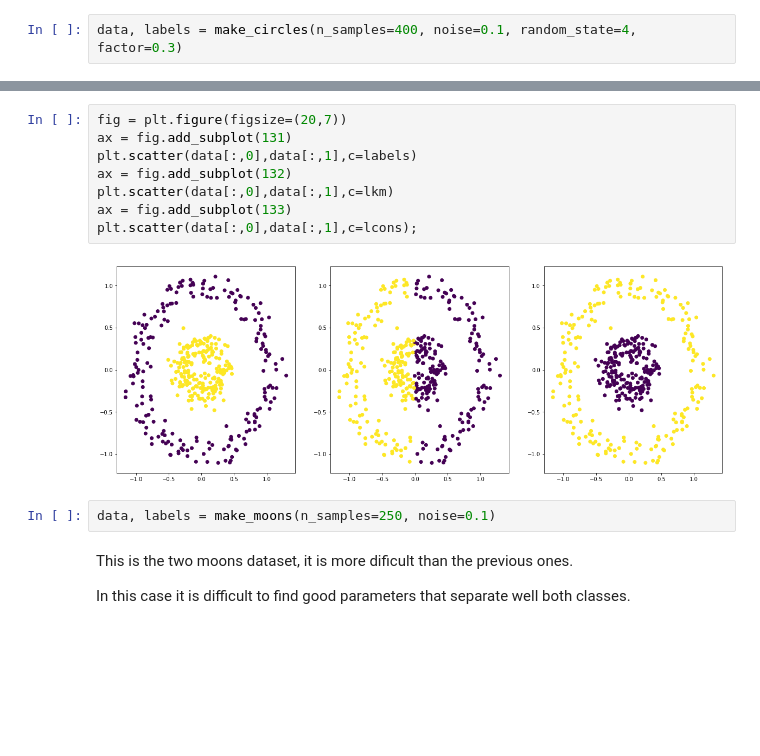
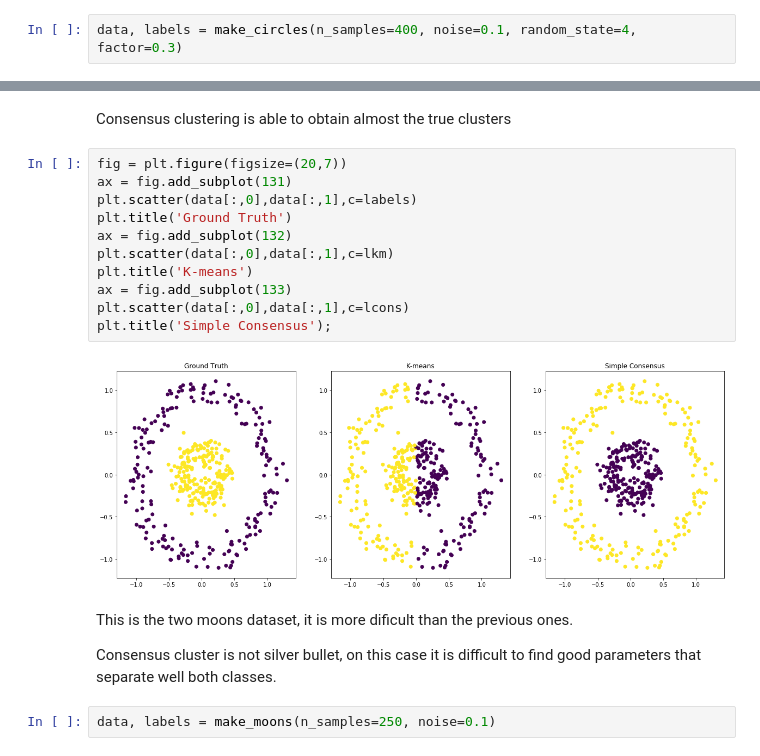
Before and after one commit to bejar/URLNotebooks, a Jupyter notebook: Notebooks/Non interactive/12ConsensusClustering.ipynb, the cells around one changed output, grey strips where cells are left out. Cells and saved outputs as stored; diff of their text form; blank space fills up the shorter version.

```diff
--- a/Notebooks/Non interactive/12ConsensusClustering.ipynb
+++ b/Notebooks/Non interactive/12ConsensusClustering.ipynb
@@ -149,19 +161,24 @@ SCC AMI  = 0.9772334088536903
+# %% [markdown]
+Consensus clustering is able to obtain almost the true clusters
 # %%
 fig = plt.figure(figsize=(20,7))
 ax = fig.add_subplot(131)
 plt.scatter(data[:,0],data[:,1],c=labels)
+plt.title('Ground Truth')
 ax = fig.add_subplot(132)
 plt.scatter(data[:,0],data[:,1],c=lkm)
+plt.title('K-means')
 ax = fig.add_subplot(133)
-plt.scatter(data[:,0],data[:,1],c=lcons);
+plt.scatter(data[:,0],data[:,1],c=lcons)
+plt.title('Simple Consensus');
 # %% [output]
-[figure, old version]
+[figure, new version]
+# %% [markdown]
+This is the two moons dataset, it is more dificult than the previous ones.
+
+Consensus cluster is not silver bullet, on this case it is difficult to find good parameters that separate well both classes.
 # %%
 data, labels = make_moons(n_samples=250, noise=0.1)
-# %% [markdown]
-This is the two moons dataset, it is more dificult than the previous ones.
-
-In this case it is difficult to find good parameters that separate well both classes.
 # %%
 nc = 2
 km = KMeans(n_clusters=nc)
```
Also changed, not shown: parts of 18 cells of this notebook, 3 other files.
